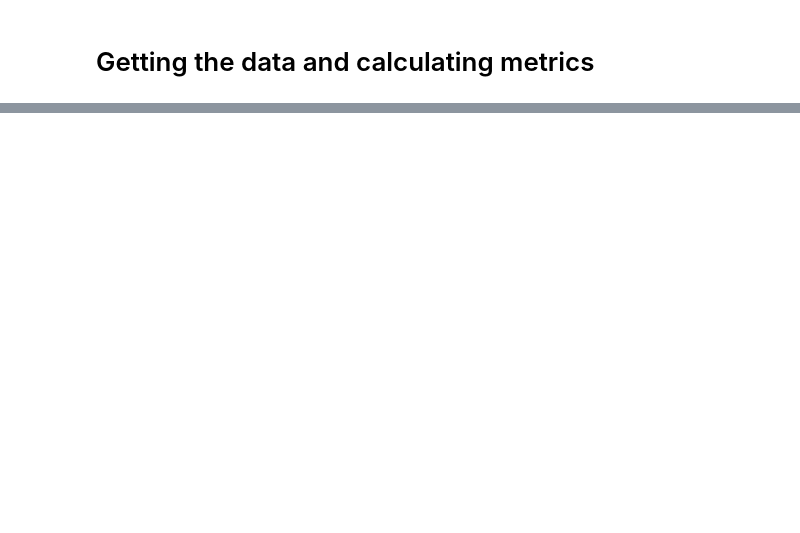
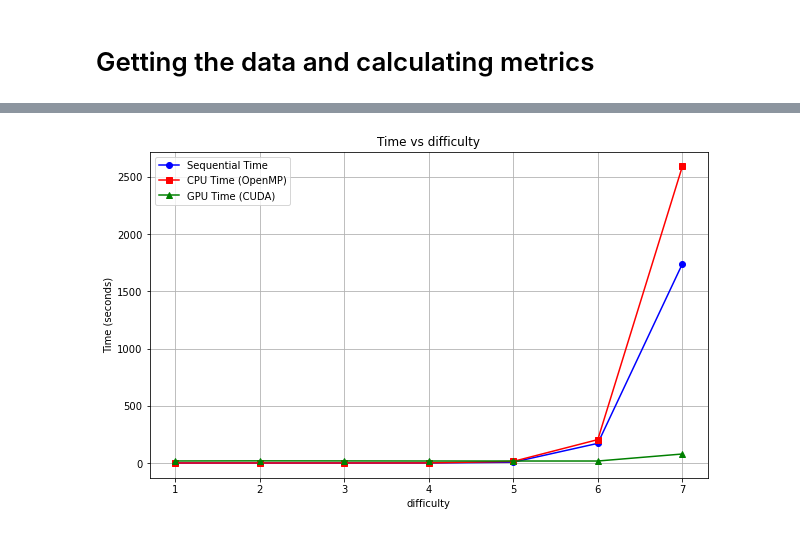
Before and after one commit to lucasbrandao4770/ParalellCryptoMining, a Jupyter notebook: analysis/time_analysis.ipynb, the cells around one changed output, grey strips where cells are left out. Drawn from its saved outputs; the diff is of its cells as text; code cells hidden in the pictures; blank space fills up the shorter version.

```diff
--- a/analysis/time_analysis.ipynb
+++ b/analysis/time_analysis.ipynb
@@ -101,0 +149,26 @@ results_df
+# %%
+def plot_time_vs_metric(df, x_metric):
+    # Sort DataFrame by x_metric
+    df = df.sort_values(by=x_metric)
+
+    plt.figure(figsize=(10, 6))
+
+    # Plot Sequential Time
+    plt.plot(df[x_metric], df['sequential_time'], label='Sequential Time', color='blue', marker='o')
+
+    # Plot CPU Time
+    plt.plot(df[x_metric], df['cpu_time'], label='CPU Time (OpenMP)', color='red', marker='s')
+
+    # Plot GPU Time
+    plt.plot(df[x_metric], df['gpu_time'], label='GPU Time (CUDA)', color='green', marker='^')
+
+    plt.title(f'Time vs {x_metric}')
+    plt.xlabel(x_metric)
+    plt.ylabel('Time (seconds)')
+    plt.legend()
+    plt.grid(True)
+    plt.show()
+# %%
+plot_time_vs_metric(results_df, 'difficulty')
+# %% [output]
+[figure, added]
```
Also changed, not shown: parts of 7 cells of this notebook, 11 other files.
